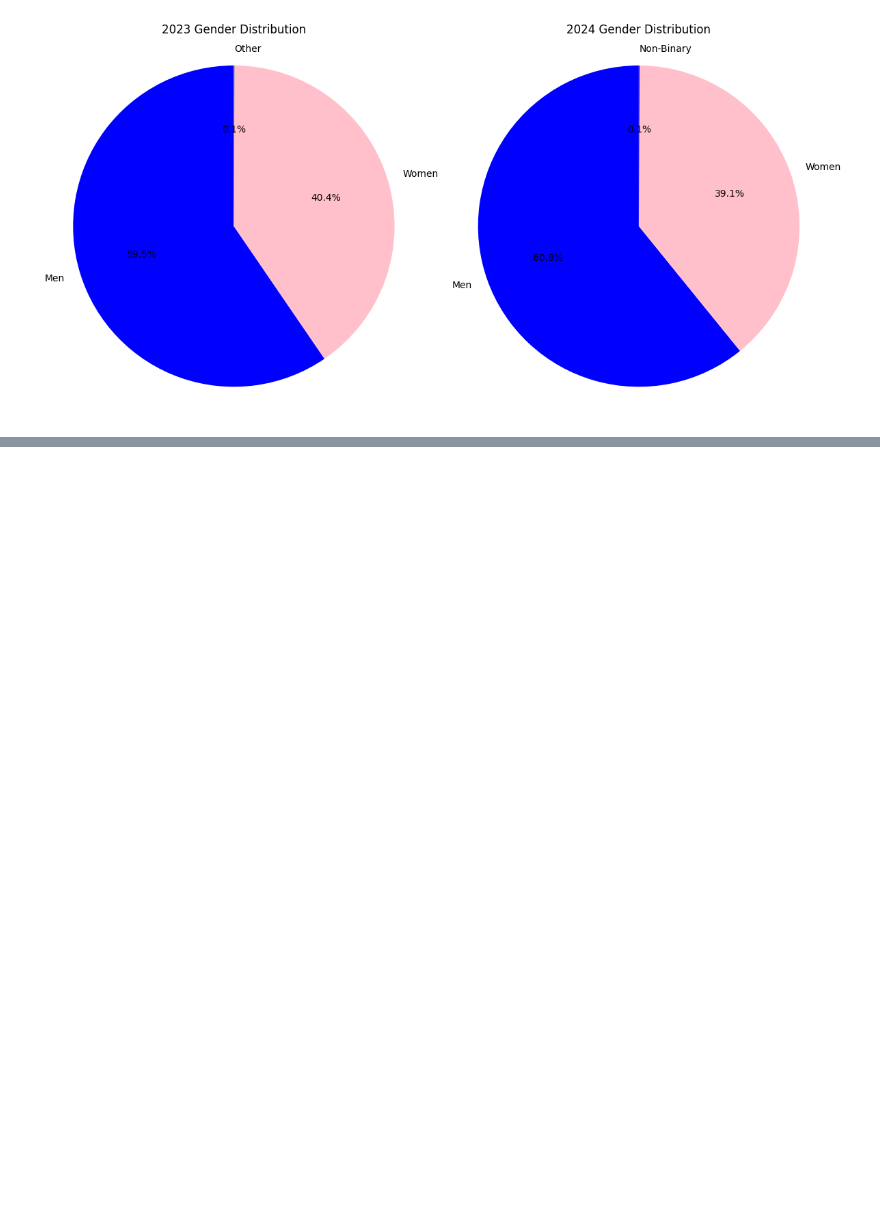
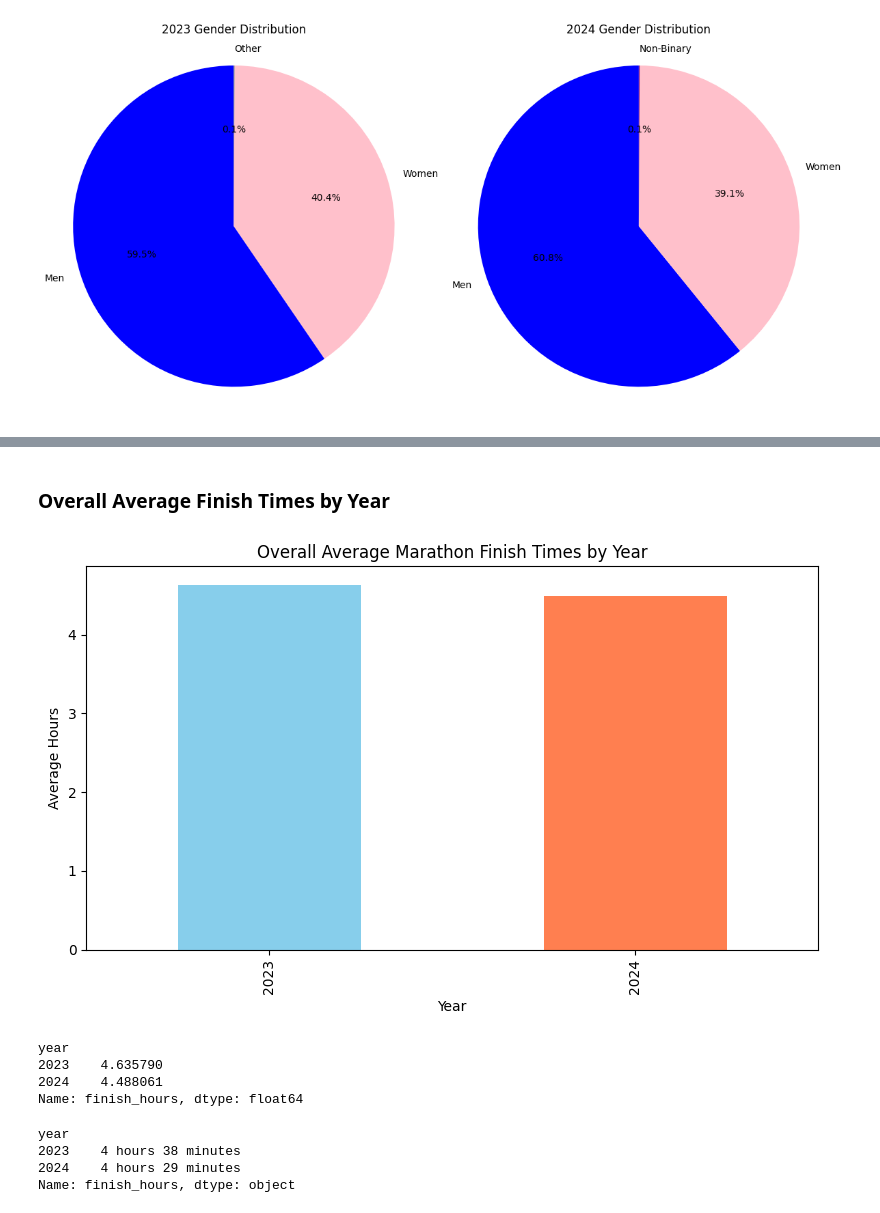
Before and after one commit to kimchiyama/Exploring_Marathon_Trends, a Jupyter notebook: notebooks/analysis.ipynb, the cells around one changed output, grey strips where cells are left out. Drawn from its saved outputs; the diff is of its cells as text; code cells hidden in the pictures; blank space fills up the shorter version.

Commit message:
Add Performace Trends Analysis: average finish times, Boston Winners, and finish time variability

```diff
--- a/notebooks/analysis.ipynb
+++ b/notebooks/analysis.ipynb
@@ -580,0 +592,21 @@ plt.show()
+# %% [markdown]
+### Overall Average Finish Times by Year
+# %%
+#Overall average finish times by year
+avg_finish_year = combined_results.groupby('year')['finish_hours'].mean()
+# %%
+#Plot
+avg_finish_year.plot(kind = 'bar', color = ['skyblue', 'coral'], figsize = (8, 5))
+plt.title('Overall Average Marathon Finish Times by Year')
+plt.xlabel('Year')
+plt.ylabel('Average Hours')
+plt.tight_layout()
+plt.show()
+
+avg_finish_year
+# %% [output]
+[figure, added]
+year
+2023    4.635790
+2024    4.488061
+Name: finish_hours, dtype: float64
@@ -580,0 +619,10 @@ plt.show()
+# %%
+avg_finish_year = combined_results.groupby('year')['finish_hours'].mean()
+
+avg_finish_hm = avg_finish_year.apply(hours_to_hm)
+print(avg_finish_hm)
+# %% [output]
+year
+2023    4 hours 38 minutes
+2024    4 hours 29 minutes
+Name: finish_hours, dtype: object
```
Also changed, not shown: parts of 21 cells of this notebook.
